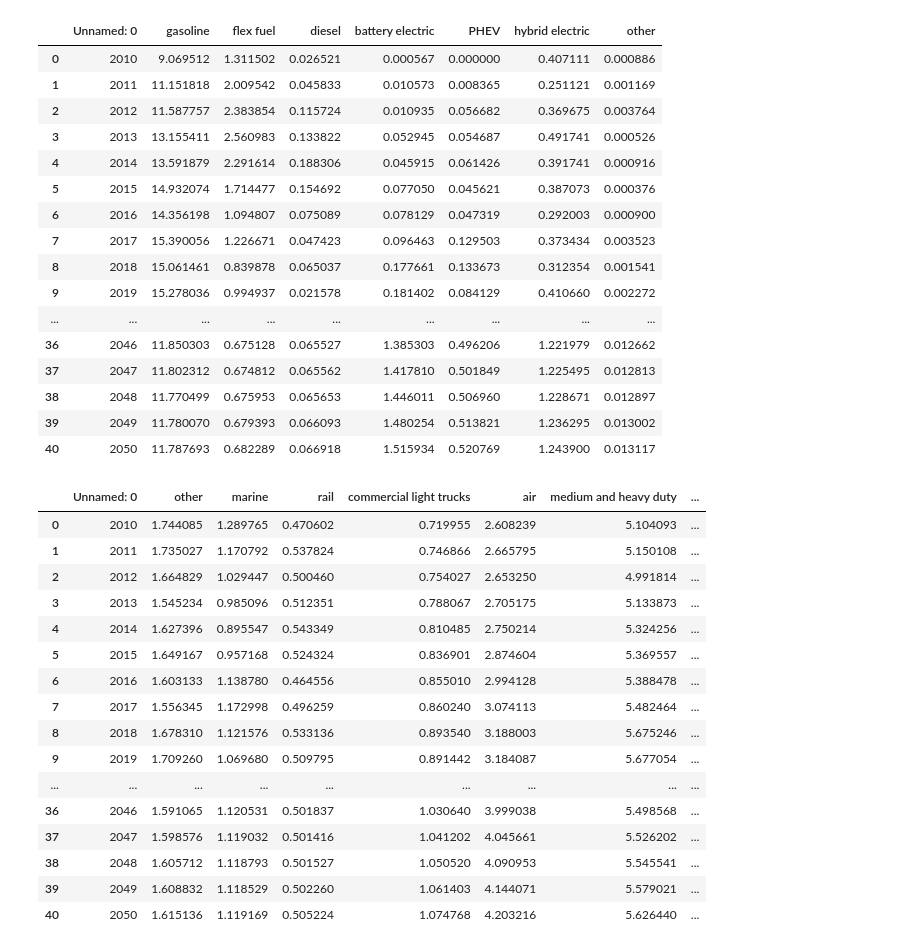
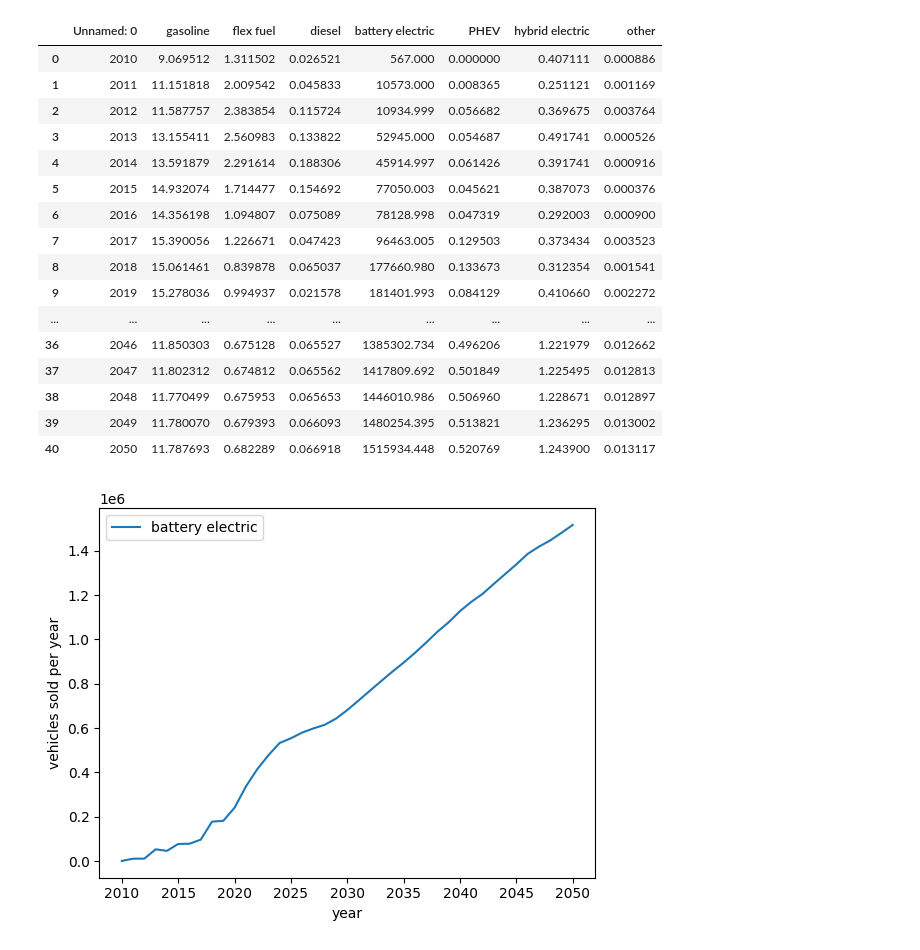
Before and after one commit to davvidbaker/aes-hw-s24, a Jupyter notebook: transportation/hw1_prob1.ipynb, the cells around one changed output. Cells and saved outputs as stored; diff of their text form; code cells hidden in the pictures.

```diff
--- a/transportation/hw1_prob1.ipynb
+++ b/transportation/hw1_prob1.ipynb
@@ -3,46 +4,26 @@ import pandas as pd
 # %%
 df1 = pd.read_excel('AEO_LDVSales_2022.xlsx')
 
-battery_electric_ldv_sales = df1["battery electric"] * 1e6
+df1['battery electric'] *= 1e6
+df1.plot(0, 'battery electric', ylabel="vehicles sold per year", xlabel="year")
 
 df1
 # %% [output]
 |  | Unnamed: 0 | gasoline | flex fuel | diesel | battery electric | PHEV | hybrid electric | other |
-| 0 | 2010 | 9.069512 | 1.311502 | 0.026521 | 0.000567 | 0.000000 | 0.407111 | 0.000886 |
-| 1 | 2011 | 11.151818 | 2.009542 | 0.045833 | 0.010573 | 0.008365 | 0.251121 | 0.001169 |
-| 2 | 2012 | 11.587757 | 2.383854 | 0.115724 | 0.010935 | 0.056682 | 0.369675 | 0.003764 |
-| 3 | 2013 | 13.155411 | 2.560983 | 0.133822 | 0.052945 | 0.054687 | 0.491741 | 0.000526 |
-| 4 | 2014 | 13.591879 | 2.291614 | 0.188306 | 0.045915 | 0.061426 | 0.391741 | 0.000916 |
-| 5 | 2015 | 14.932074 | 1.714477 | 0.154692 | 0.077050 | 0.045621 | 0.387073 | 0.000376 |
-| 6 | 2016 | 14.356198 | 1.094807 | 0.075089 | 0.078129 | 0.047319 | 0.292003 | 0.000900 |
-| 7 | 2017 | 15.390056 | 1.226671 | 0.047423 | 0.096463 | 0.129503 | 0.373434 | 0.003523 |
-| 8 | 2018 | 15.061461 | 0.839878 | 0.065037 | 0.177661 | 0.133673 | 0.312354 | 0.001541 |
-| 9 | 2019 | 15.278036 | 0.994937 | 0.021578 | 0.181402 | 0.084129 | 0.410660 | 0.002272 |
+| 0 | 2010 | 9.069512 | 1.311502 | 0.026521 | 567.000 | 0.000000 | 0.407111 | 0.000886 |
+| 1 | 2011 | 11.151818 | 2.009542 | 0.045833 | 10573.000 | 0.008365 | 0.251121 | 0.001169 |
+| 2 | 2012 | 11.587757 | 2.383854 | 0.115724 | 10934.999 | 0.056682 | 0.369675 | 0.003764 |
+| 3 | 2013 | 13.155411 | 2.560983 | 0.133822 | 52945.000 | 0.054687 | 0.491741 | 0.000526 |
+| 4 | 2014 | 13.591879 | 2.291614 | 0.188306 | 45914.997 | 0.061426 | 0.391741 | 0.000916 |
+| 5 | 2015 | 14.932074 | 1.714477 | 0.154692 | 77050.003 | 0.045621 | 0.387073 | 0.000376 |
+| 6 | 2016 | 14.356198 | 1.094807 | 0.075089 | 78128.998 | 0.047319 | 0.292003 | 0.000900 |
+| 7 | 2017 | 15.390056 | 1.226671 | 0.047423 | 96463.005 | 0.129503 | 0.373434 | 0.003523 |
+| 8 | 2018 | 15.061461 | 0.839878 | 0.065037 | 177660.980 | 0.133673 | 0.312354 | 0.001541 |
+| 9 | 2019 | 15.278036 | 0.994937 | 0.021578 | 181401.993 | 0.084129 | 0.410660 | 0.002272 |
 | ... | ... | ... | ... | ... | ... | ... | ... | ... |
-| 36 | 2046 | 11.850303 | 0.675128 | 0.065527 | 1.385303 | 0.496206 | 1.221979 | 0.012662 |
-| 37 | 2047 | 11.802312 | 0.674812 | 0.065562 | 1.417810 | 0.501849 | 1.225495 | 0.012813 |
-| 38 | 2048 | 11.770499 | 0.675953 | 0.065653 | 1.446011 | 0.506960 | 1.228671 | 0.012897 |
-| 39 | 2049 | 11.780070 | 0.679393 | 0.066093 | 1.480254 | 0.513821 | 1.236295 | 0.013002 |
-| 40 | 2050 | 11.787693 | 0.682289 | 0.066918 | 1.515934 | 0.520769 | 1.243900 | 0.013117 |
+| 36 | 2046 | 11.850303 | 0.675128 | 0.065527 | 1385302.734 | 0.496206 | 1.221979 | 0.012662 |
+| 37 | 2047 | 11.802312 | 0.674812 | 0.065562 | 1417809.692 | 0.501849 | 1.225495 | 0.012813 |
+| 38 | 2048 | 11.770499 | 0.675953 | 0.065653 | 1446010.986 | 0.506960 | 1.228671 | 0.012897 |
+| 39 | 2049 | 11.780070 | 0.679393 | 0.066093 | 1480254.395 | 0.513821 | 1.236295 | 0.013002 |
+| 40 | 2050 | 11.787693 | 0.682289 | 0.066918 | 1515934.448 | 0.520769 | 1.243900 | 0.013117 |
+[figure, added]
-# %%
-df2 = pd.read_excel('AEO_TransportModeEnergy_2022.xlsx')
-
-df2
-# %% [output]
-|  | Unnamed: 0 | other | marine | rail | commercial light trucks | air | medium and heavy duty | ... |
-| 0 | 2010 | 1.744085 | 1.289765 | 0.470602 | 0.719955 | 2.608239 | 5.104093 | ... |
-| 1 | 2011 | 1.735027 | 1.170792 | 0.537824 | 0.746866 | 2.665795 | 5.150108 | ... |
-| 2 | 2012 | 1.664829 | 1.029447 | 0.500460 | 0.754027 | 2.653250 | 4.991814 | ... |
-| 3 | 2013 | 1.545234 | 0.985096 | 0.512351 | 0.788067 | 2.705175 | 5.133873 | ... |
-| 4 | 2014 | 1.627396 | 0.895547 | 0.543349 | 0.810485 | 2.750214 | 5.324256 | ... |
-| 5 | 2015 | 1.649167 | 0.957168 | 0.524324 | 0.836901 | 2.874604 | 5.369557 | ... |
-| 6 | 2016 | 1.603133 | 1.138780 | 0.464556 | 0.855010 | 2.994128 | 5.388478 | ... |
-| 7 | 2017 | 1.556345 | 1.172998 | 0.496259 | 0.860240 | 3.074113 | 5.482464 | ... |
-| 8 | 2018 | 1.678310 | 1.121576 | 0.533136 | 0.893540 | 3.188003 | 5.675246 | ... |
-| 9 | 2019 | 1.709260 | 1.069680 | 0.509795 | 0.891442 | 3.184087 | 5.677054 | ... |
-| ... | ... | ... | ... | ... | ... | ... | ... | ... |
-| 36 | 2046 | 1.591065 | 1.120531 | 0.501837 | 1.030640 | 3.999038 | 5.498568 | ... |
-| 37 | 2047 | 1.598576 | 1.119032 | 0.501416 | 1.041202 | 4.045661 | 5.526202 | ... |
-| 38 | 2048 | 1.605712 | 1.118793 | 0.501527 | 1.050520 | 4.090953 | 5.545541 | ... |
-| 39 | 2049 | 1.608832 | 1.118529 | 0.502260 | 1.061403 | 4.144071 | 5.579021 | ... |
-| 40 | 2050 | 1.615136 | 1.119169 | 0.505224 | 1.074768 | 4.203216 | 5.626440 | ... |
```
Also changed, not shown: parts of 3 cells of this notebook, 2 other files.
